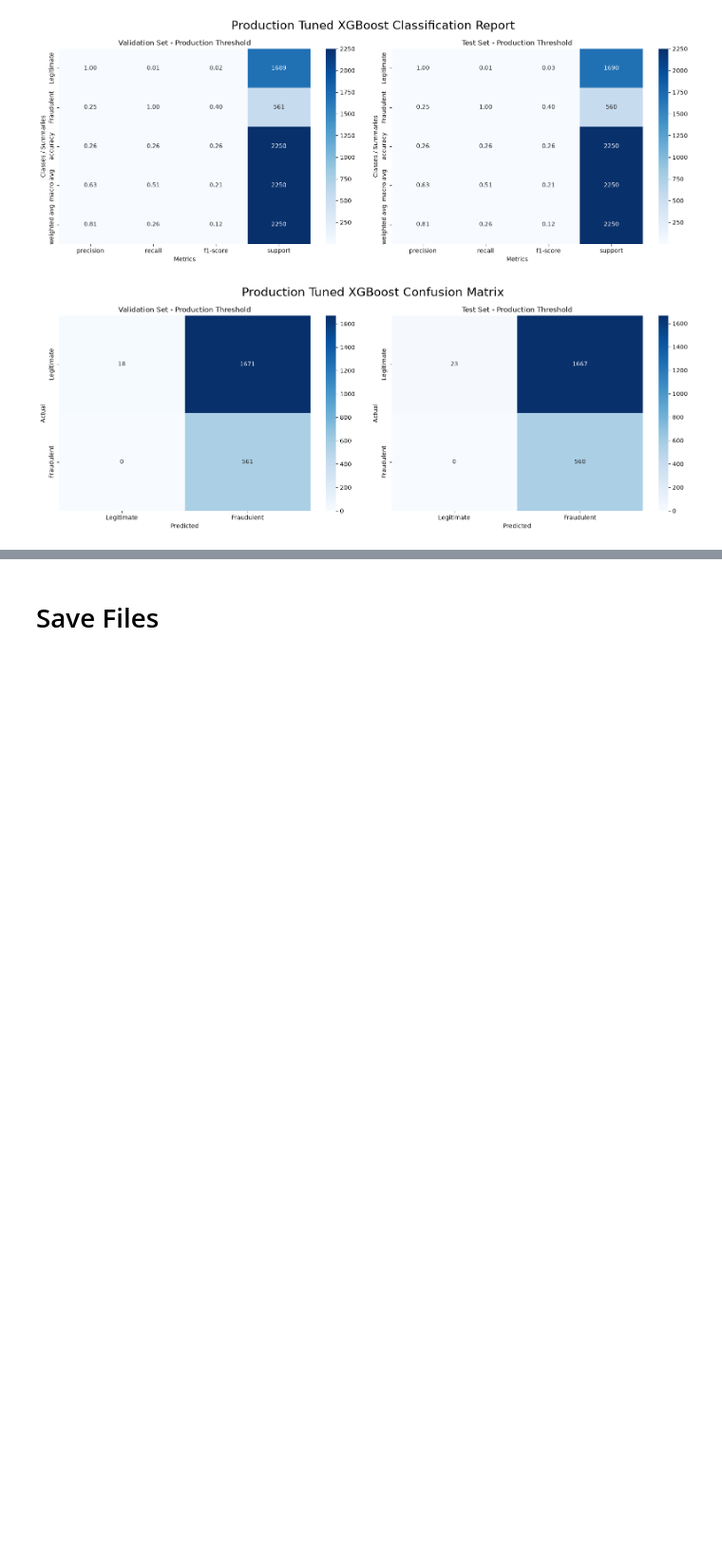
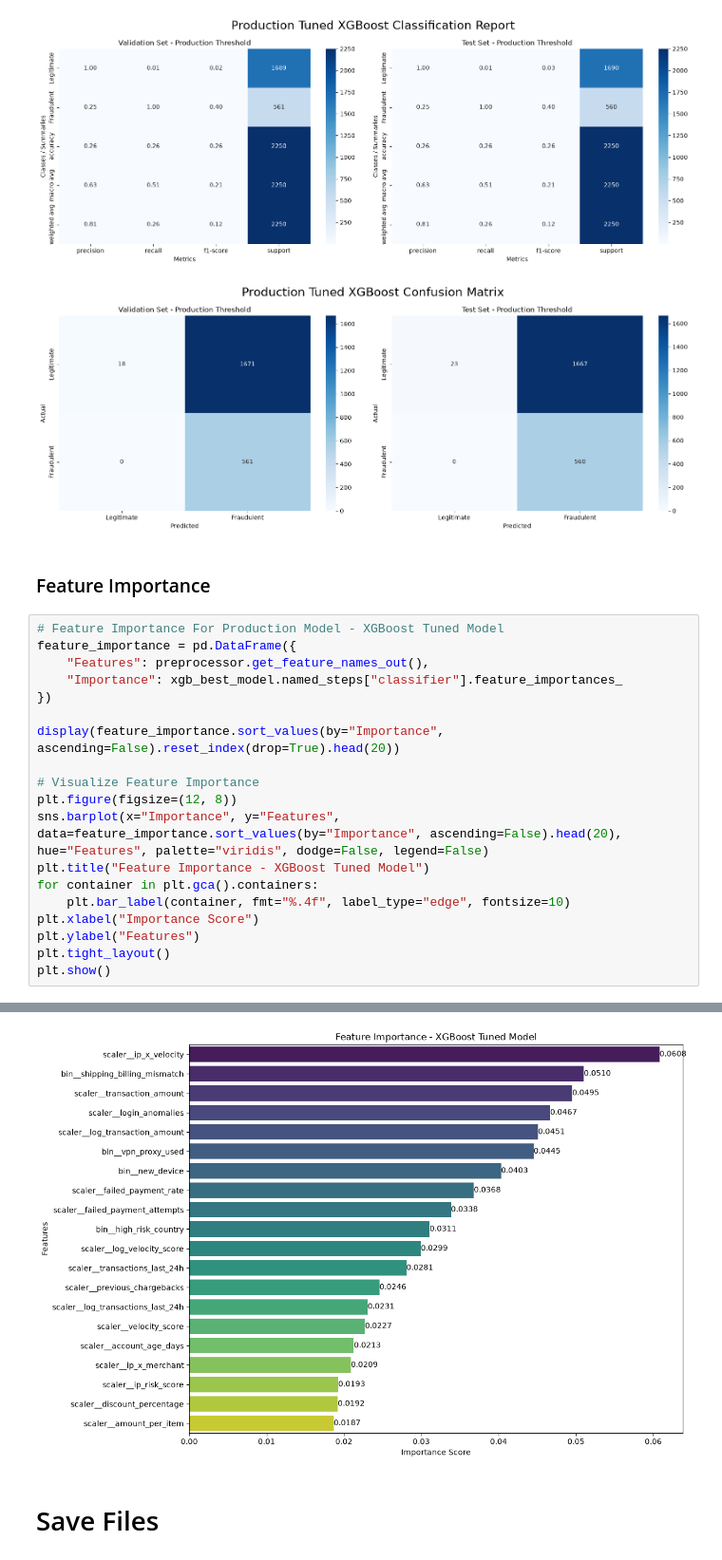
Before and after one commit to A-I-Jeremiah/E-Commerce-Fraud-Detection, a Jupyter notebook: notebooks/main.ipynb, the cells around one changed output, grey strips where cells are left out. Shown at 95% size. Cells and saved outputs as stored; diff of their text form; blank space fills up the shorter version.

```diff
--- a/notebooks/main.ipynb
+++ b/notebooks/main.ipynb
@@ -1385,3 +1387,25 @@ production_metrics = {
 # %% [output]
 [figure]
 [figure]
+# %% [markdown]
+### Feature Importance
+# %%
+# Feature Importance For Production Model - XGBoost Tuned Model
+feature_importance = pd.DataFrame({
+    "Features": preprocessor.get_feature_names_out(),
+    "Importance": xgb_best_model.named_steps["classifier"].feature_importances_
+})
+
+display(feature_importance.sort_values(by="Importance", ascending=False).reset_index(drop=True).head(20))
+
+# Visualize Feature Importance
+plt.figure(figsize=(12, 8))
+sns.barplot(x="Importance", y="Features", data=feature_importance.sort_values(by="Importance", ascending=False).head(20), hue="Features", palette="viridis", dodge=False, legend=False)
+plt.title("Feature Importance - XGBoost Tuned Model")
+for container in plt.gca().containers:
+    plt.bar_label(container, fmt="%.4f", label_type="edge", fontsize=10)
+plt.xlabel("Importance Score")
+plt.ylabel("Features")
+plt.tight_layout()
+plt.show()
+# %% [output]
@@ -1388,3 +1429,4 @@ production_metrics = {
+[figure, added]
 # %% [markdown]
 # Save Files
 # %%
```
Also changed, not shown: parts of 8 cells of this notebook, 24 other files.
